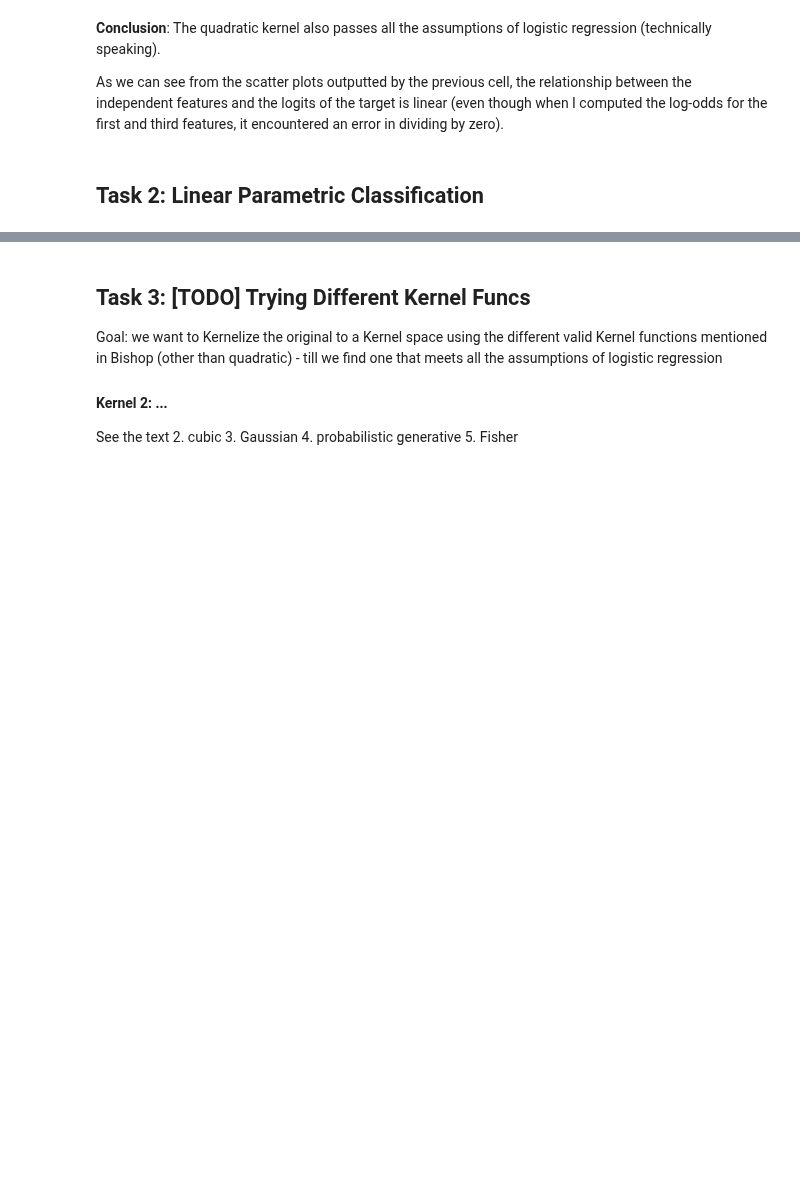
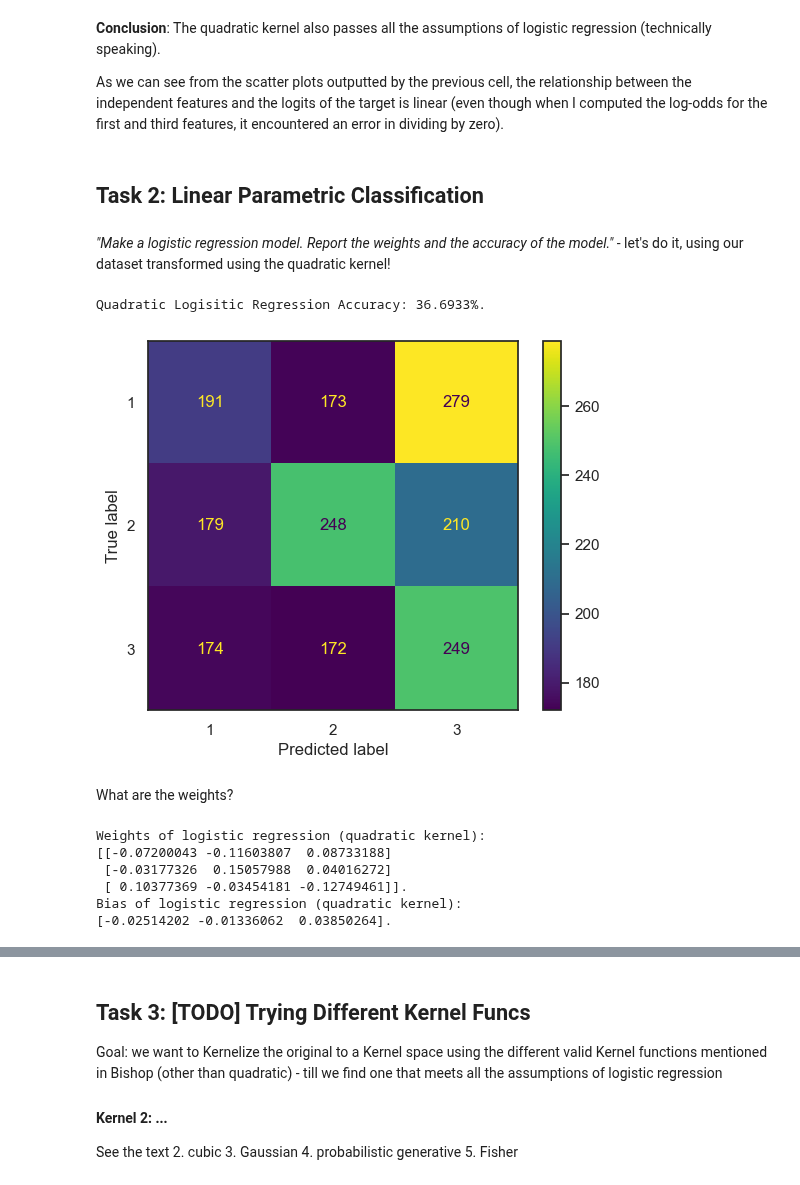
Before and after one commit to UPstartDeveloper/ML-Fundamentals-and-Apps, a Jupyter notebook: SyedRaza_Project1/SyedRaza_Project1.ipynb, the cells around one changed output, grey strips where cells are left out. Drawn from its saved outputs; the diff is of its cells as text; code cells hidden in the pictures; blank space fills up the shorter version.

```diff
--- a/SyedRaza_Project1/SyedRaza_Project1.ipynb
+++ b/SyedRaza_Project1/SyedRaza_Project1.ipynb
@@ -117,4 +117,5 @@ def evaluate_log_reg(X_train, y_train, X_test,
     print(f"{kernel_type} Logisitic Regression Accuracy: {round(accuracy * 100, 4)}%.")
     ConfusionMatrixDisplay.from_estimator(model, X_test, y_test)
     plt.show()
+    return model
 # %%
@@ -298,3 +300,24 @@ The quadratic kernel also passes all the assumptions of logistic regression (tec
 As we can see from the scatter plots outputted by the previous cell, the relationship between the independent features and the logits of the target is linear (even though when I computed the log-odds for the first and third features, it encountered an error in dividing by zero).
 # %% [markdown]
 ## Task 2: Linear Parametric Classification
+# %% [markdown]
+*"Make a logistic regression model. Report the weights and the accuracy of the model."* - let's do it, using our dataset transformed using the quadratic kernel!
+# %%
+quad_model = evaluate_log_reg(quadratic_X_train, y_train,
+                                quadratic_X_test, y_test,
+                                kernel_type='Quadratic')
+# %% [output]
+Quadratic Logisitic Regression Accuracy: 36.6933%.
+[figure, added]
+# %% [markdown]
+What are the weights?
+# %%
+print(f"Weights of logistic regression (quadratic kernel):\n{quad_model.coef_}.")
+print(f"Bias of logistic regression (quadratic kernel):\n{quad_model.intercept_}.")
+# %% [output]
+Weights of logistic regression (quadratic kernel):
+[[-0.07200043 -0.11603807  0.08733188]
+ [-0.03177326  0.15057988  0.04016272]
+ [ 0.10377369 -0.03454181 -0.12749461]].
+Bias of logistic regression (quadratic kernel):
+[-0.02514202 -0.01336062  0.03850264].
```
Also changed, not shown: parts of 13 cells of this notebook.
